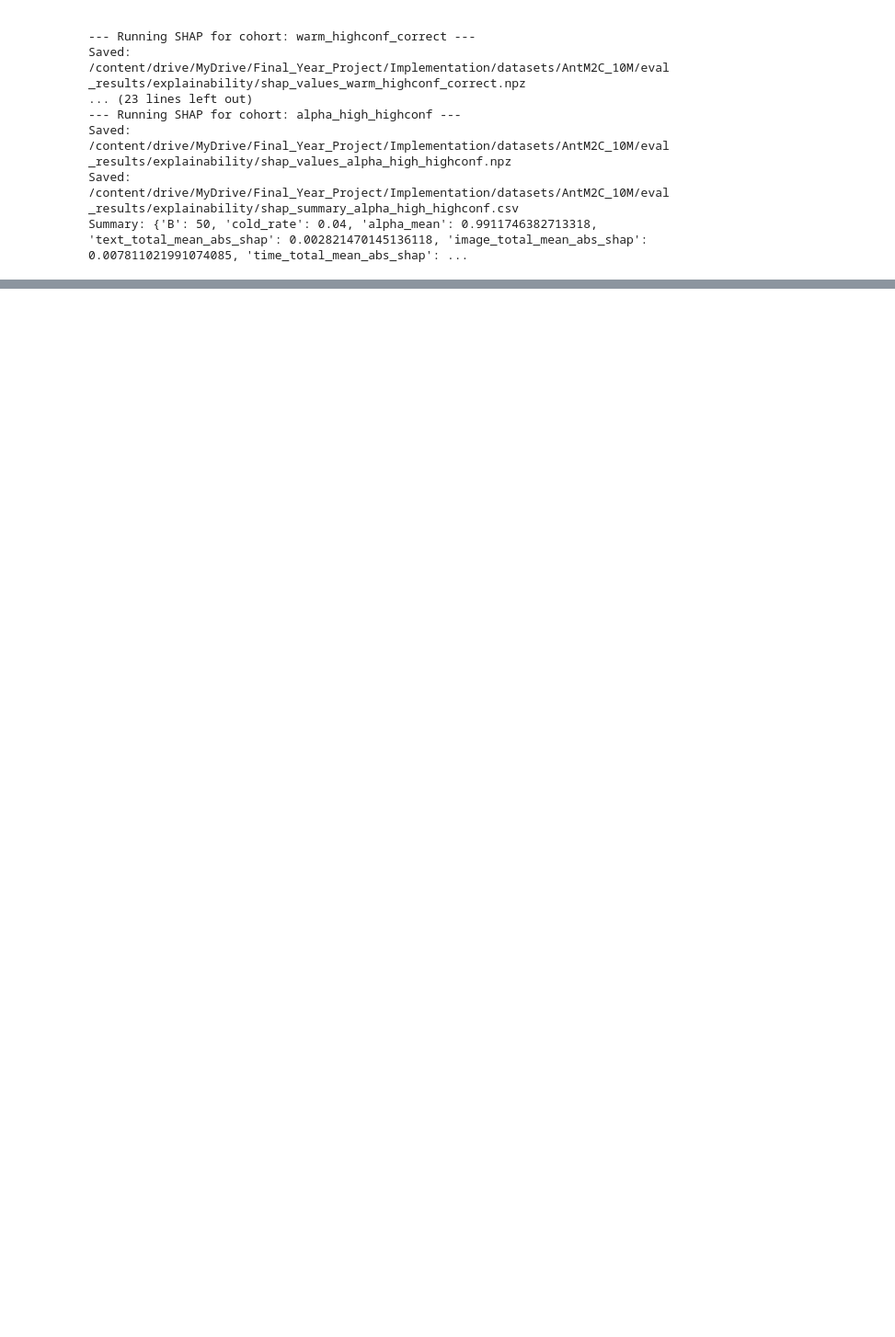
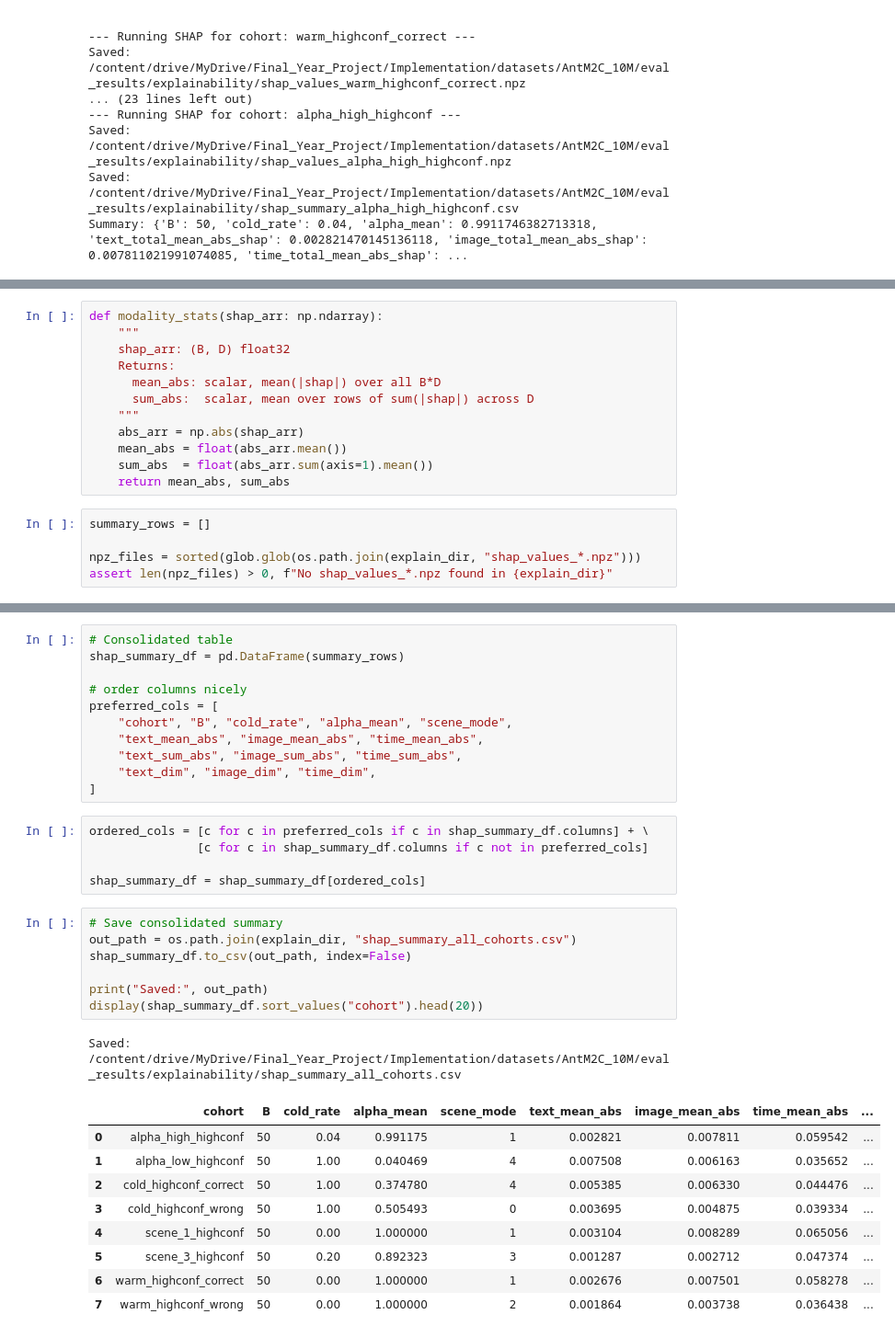
Before and after one commit to sheebaboy33/ColdFusionX, a Jupyter notebook: notebooks/10_explainability.ipynb, the cells around one changed output, grey strips where cells are left out. Shown at 92% size. Saved outputs shown, nothing was run; the diff lists cells and outputs as text; blank space fills up the shorter version.

Commit message:
explainability: added sum_abs which is better for “overall modality contribution” and added and saved summary table

```diff
--- a/notebooks/10_explainability.ipynb
+++ b/notebooks/10_explainability.ipynb
@@ -1533,0 +1532,17 @@ Summary: {'B': 50, 'cold_rate': 0.04, 'alpha_mean': 0.9911746382713318, 'text_to
+# %%
+def modality_stats(shap_arr: np.ndarray):
+    """
+    shap_arr: (B, D) float32
+    Returns:
+      mean_abs: scalar, mean(|shap|) over all B*D
+      sum_abs:  scalar, mean over rows of sum(|shap|) across D
+    """
+    abs_arr = np.abs(shap_arr)
+    mean_abs = float(abs_arr.mean())
+    sum_abs  = float(abs_arr.sum(axis=1).mean())
+    return mean_abs, sum_abs
+# %%
+summary_rows = []
+
+npz_files = sorted(glob.glob(os.path.join(explain_dir, "shap_values_*.npz")))
+assert len(npz_files) > 0, f"No shap_values_*.npz found in {explain_dir}"
@@ -1533,0 +1587,34 @@ Summary: {'B': 50, 'cold_rate': 0.04, 'alpha_mean': 0.9911746382713318, 'text_to
+# %%
+# Consolidated table
+shap_summary_df = pd.DataFrame(summary_rows)
+
+# order columns nicely
+preferred_cols = [
+    "cohort", "B", "cold_rate", "alpha_mean", "scene_mode",
+    "text_mean_abs", "image_mean_abs", "time_mean_abs",
+    "text_sum_abs", "image_sum_abs", "time_sum_abs",
+    "text_dim", "image_dim", "time_dim",
+]
+# %%
+ordered_cols = [c for c in preferred_cols if c in shap_summary_df.columns] + \
+               [c for c in shap_summary_df.columns if c not in preferred_cols]
+
+shap_summary_df = shap_summary_df[ordered_cols]
+# %%
+# Save consolidated summary
+out_path = os.path.join(explain_dir, "shap_summary_all_cohorts.csv")
+shap_summary_df.to_csv(out_path, index=False)
+
+print("Saved:", out_path)
+display(shap_summary_df.sort_values("cohort").head(20))
+# %% [output]
+Saved: /content/drive/MyDrive/Final_Year_Project/Implementation/datasets/AntM2C_10M/eval_results/explainability/shap_summary_all_cohorts.csv
+|  | cohort | B | cold_rate | alpha_mean | scene_mode | text_mean_abs | image_mean_abs | time_mean_abs | ... |
+| 0 | alpha_high_highconf | 50 | 0.04 | 0.991175 | 1 | 0.002821 | 0.007811 | 0.059542 | ... |
+| 1 | alpha_low_highconf | 50 | 1.00 | 0.040469 | 4 | 0.007508 | 0.006163 | 0.035652 | ... |
+| 2 | cold_highconf_correct | 50 | 1.00 | 0.374780 | 4 | 0.005385 | 0.006330 | 0.044476 | ... |
+| 3 | cold_highconf_wrong | 50 | 1.00 | 0.505493 | 0 | 0.003695 | 0.004875 | 0.039334 | ... |
+| 4 | scene_1_highconf | 50 | 0.00 | 1.000000 | 1 | 0.003104 | 0.008289 | 0.065056 | ... |
+| 5 | scene_3_highconf | 50 | 0.20 | 0.892323 | 3 | 0.001287 | 0.002712 | 0.047374 | ... |
+| 6 | warm_highconf_correct | 50 | 0.00 | 1.000000 | 1 | 0.002676 | 0.007501 | 0.058278 | ... |
+| 7 | warm_highconf_wrong | 50 | 0.00 | 1.000000 | 2 | 0.001864 | 0.003738 | 0.036438 | ... |
```
Also changed, not shown: parts of 6 cells of this notebook.
